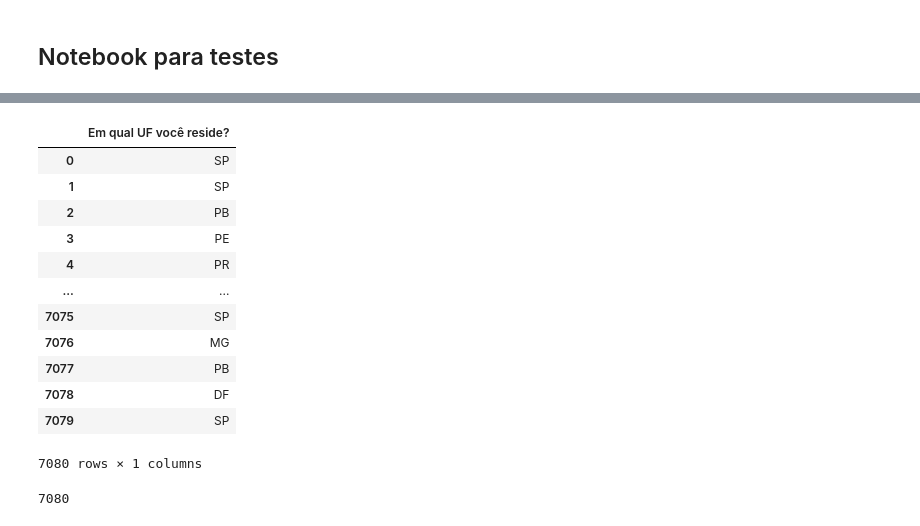
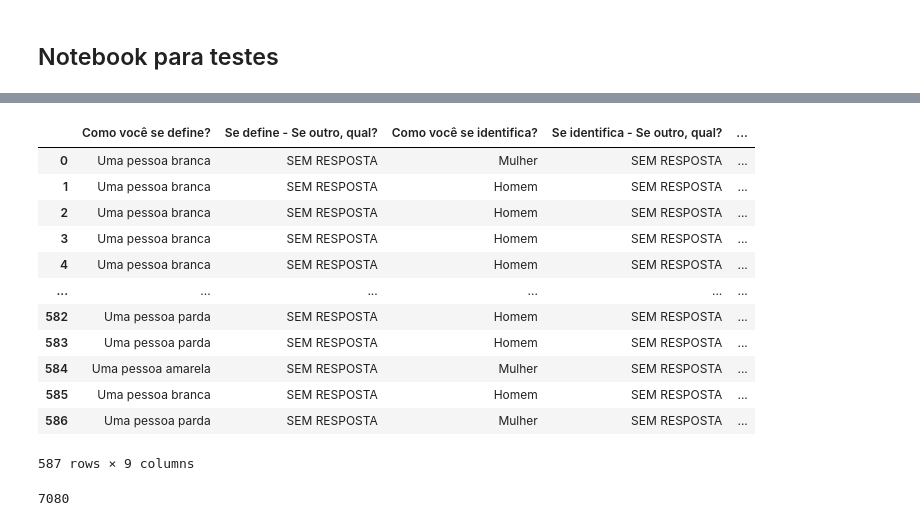
Before and after one commit to pybropendata/pythonbrasil-opendata, a Jupyter notebook: dev/dev.ipynb, the cells around one changed output, grey strips where cells are left out. Cells and saved outputs as stored; diff of their text form; code cells hidden in the pictures.

Commit message:
add tutoriais

```diff
--- a/dev/dev.ipynb
+++ b/dev/dev.ipynb
@@ -55,59 +34,39 @@ def download_csv_file(csv_name):
     return csv_name
 # %%
 def get_event_tickets():
-    df = get_df_from_csv("inscrições-palestras")
-
+    df = get_df_from_csv("inscrições-tutoriais")
     rename_columns = {
         "Orientação sexual:":"Orientação sexual",
         "Se outro, qual?": "Se define - Se outro, qual?",
         "Se outro, qual?.1": "Se identifica - Se outro, qual?",
         "Se outro, qual?.2": "Orientação sexual - Se outro, qual?",
         "Se sim, qual?": "Necessidades específicas - Se sim, qual?",
-        "Se sim, qual?.1": "comunidade local - Se sim, qual?",
     }
 
     return df[
-        [
-            "Como você se define",
-            "Se outro, qual?",
-            "Como você se identifica?",
-            "Se outro, qual?.1",
-            "Faz parte da população T (pessoa transgênera, travesti)?",
-            "Orientação sexual:",
-            "Se outro, qual?.2",
-            "Pessoa com necessidades específicas?",
-            "Se sim, qual?",
-            "Em qual UF você reside?",
-            "Em qual país você reside?",
-            "De quais edições da Python Brasil você já participou?",
-            "Você já participou de algum outro evento Python?",
-            "Você participou de outros eventos online durante a pandemia de covid-19?",
-            "Há quanto tempo você programa em Python?",
-            "Como você classificaria seu nível de conhecimento em Python?",
-            "Você é estudante?",
-            "Você trabalha com Python?",
-            "Você pretende submeter alguma atividades (palestra, tutorial) para a Python Brasil?",
-            "Você faz parte de alguma comunidade local? (grupy, PUG, PyLadies, AfroPython)",
-            "Se sim, qual?.1",
-        ]
-    ].rename(columns=rename_columns).fillna('SEM RESPOSTA')
+['Como você se define?',
+       'Se outro, qual?', 'Como você se identifica?', 'Se outro, qual?.1',
+       'Faz parte da população T (pessoa transgênera, travesti)? ',
+       'Orientação sexual:', 'Se outro, qual?.2',
+       'Pessoa com necessidades específicas?', 'Se sim, qual?']
+    ].rename(columns=rename_columns).fillna('N/A')
 # %%
 sample_df = get_event_tickets()
-sample_df[["Em qual UF você reside?"]]
+sample_df
 # %% [output]
-|  | Em qual UF você reside? |
-| 0 | SP |
-| 1 | SP |
-| 2 | PB |
-| 3 | PE |
-| 4 | PR |
-| ... | ... |
-| 7075 | SP |
-| 7076 | MG |
-| 7077 | PB |
-| 7078 | DF |
-| 7079 | SP |
+|  | Como você se define? | Se define - Se outro, qual? | Como você se identifica? | Se identifica - Se outro, qual? | ... |
+| 0 | Uma pessoa branca | SEM RESPOSTA | Mulher | SEM RESPOSTA | ... |
+| 1 | Uma pessoa branca | SEM RESPOSTA | Homem | SEM RESPOSTA | ... |
+| 2 | Uma pessoa branca | SEM RESPOSTA | Homem | SEM RESPOSTA | ... |
+| 3 | Uma pessoa branca | SEM RESPOSTA | Homem | SEM RESPOSTA | ... |
+| 4 | Uma pessoa branca | SEM RESPOSTA | Homem | SEM RESPOSTA | ... |
+| ... | ... | ... | ... | ... | ... |
+| 582 | Uma pessoa parda | SEM RESPOSTA | Homem | SEM RESPOSTA | ... |
+| 583 | Uma pessoa parda | SEM RESPOSTA | Homem | SEM RESPOSTA | ... |
+| 584 | Uma pessoa amarela | SEM RESPOSTA | Mulher | SEM RESPOSTA | ... |
+| 585 | Uma pessoa branca | SEM RESPOSTA | Homem | SEM RESPOSTA | ... |
+| 586 | Uma pessoa parda | SEM RESPOSTA | Mulher | SEM RESPOSTA | ... |
-7080 rows × 1 columns
+587 rows × 9 columns
 # %%
 columns_who = ['Como você se define', 'Se define - Se outro, qual?',
        'Como você se identifica?', 'Se identifica - Se outro, qual?',
```
Also changed, not shown: parts of 1 cell of this notebook, 5 other files.
